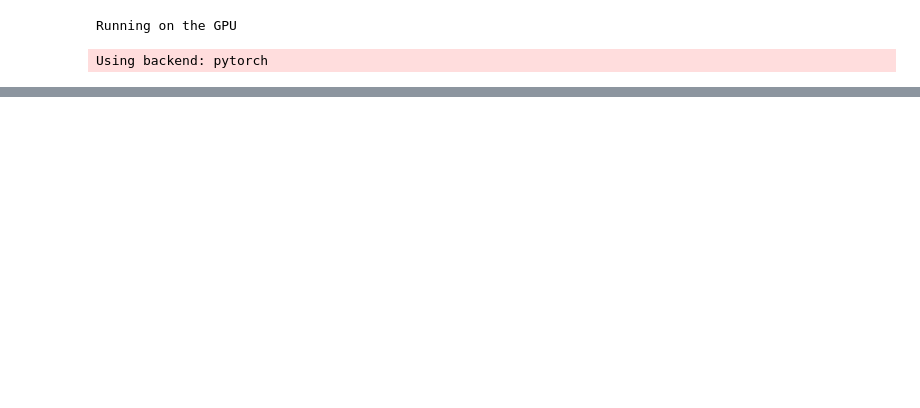
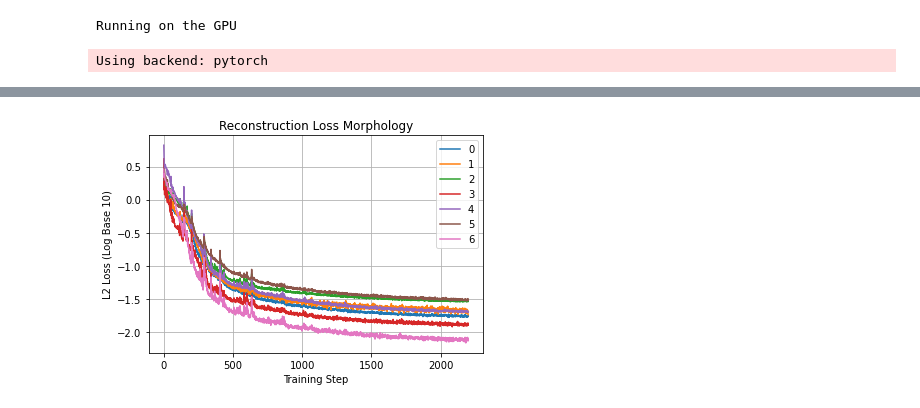
Before and after one commit to OvidiuSabau/Honors-Project, a Jupyter notebook: notebooks/GNN-AutoEncoder.ipynb, the cells around one changed output, grey strips where cells are left out. Drawn from its saved outputs; the diff is of its cells as text; code cells hidden in the pictures; blank space fills up the shorter version.

```diff
--- a/notebooks/GNN-AutoEncoder.ipynb
+++ b/notebooks/GNN-AutoEncoder.ipynb
@@ -40,7 +40,7 @@ class Network(nn.Module):
         input_size,
         output_size,
         hidden_sizes,
-        batch_size,
+        batch_size=256, # Needed only for batch norm
         with_batch_norm=False,
         activation=None
     ):
@@ -53,13 +53,15 @@ class Network(nn.Module):
 
         self.layers.append(nn.Linear(self.input_size, hidden_sizes[0]))
         if with_batch_norm:
-            self.layers.append(nn.BatchNorm1d(batch_size))
+#             self.layers.append(nn.BatchNorm1d(batch_size))
+            self.layers.append(nn.LayerNorm(normalized_shape=(batch_size, hidden_sizes[0])))
         self.layers.append(nn.ReLU())
 
         for i in range(len(hidden_sizes) - 1):
             self.layers.append(nn.Linear(hidden_sizes[i], hidden_sizes[i+1]))
             if with_batch_norm:
-                self.layers.append(nn.BatchNorm1d(batch_size))
+#                 self.layers.append(nn.BatchNorm1d(batch_size))
+                self.layers.append(nn.LayerNorm(normalized_shape=(batch_size, hidden_sizes[i+1])))
             self.layers.append(nn.ReLU())
 
         self.layers.append(nn.Linear(hidden_sizes[len(hidden_sizes) - 1], self.output_size))
@@ -493,32 +484,36 @@ plt.show()
 
 for morphIdx in range(7):
     if morphIdx in trainingIdxs:
-        lossArr = torch.stack(testLosses[morphIdx]).T
+        lossArr = np.array(testLosses[morphIdx])
     else:
-        lossArr = torch.stack(validLosses[morphIdx]).T
+        lossArr = np.array(validLosses[morphIdx])
 
     fig, ax = plt.subplots(1, sharex=True)
-    for i in range(lossArr.shape[0]):
-        ax.plot(range(lossArr.shape[1]), lossArr[i])
-    plt.legend(range(lossArr.shape[0]))
+    for i in range(lossArr.shape[1]):
+        ax.plot(range(lossArr.shape[0]), lossArr[:, i])
+    ax.legend(['AE', 'CO Next', 'CO Rand'])
+    ax.set_ylim(bottom=0, top=1.5)
     plt.xlabel('Training Step')
     plt.grid()
     plt.ylabel('Smooth L1 Loss')
-    plt.title('Per Node Loss Morphology {}, Train = {}'.format(morphIdx, morphIdx in trainingIdxs))
-    plt.savefig('per-node-loss-{}.jpg'.format(morphIdx))
+    plt.title('Morphology {} Losses, Train = {}'.format(morphIdx, morphIdx in trainingIdxs))
+    plt.savefig('{}-losses.jpg'.format(morphIdx))
     plt.show()
 # %%
 fig, ax = plt.subplots(1, sharex=True)
 for morphIdx in trainingIdxs:
-    lossArr = torch.stack(testLosses[morphIdx]).mean(dim=1)
-    ax.plot(range(lossArr.shape[0]), lossArr)
+    lossArr = np.sum(np.array(testLosses[morphIdx]), 1)
+    ax.plot(range(lossArr.shape[0]), np.log10(lossArr))
 for morphIdx in validationIdxs:
-    lossArr = torch.stack(validLosses[morphIdx]).mean(dim=1)
+    lossArr = np.sum(np.array(validLosses[morphIdx]), 1)
     ax.plot(range(lossArr.shape[0]), lossArr)
 
+plt.grid(True)
 plt.xlabel('Training Step')
-plt.ylabel('Smooth L1 Loss')
-plt.title('Mean Node Loss per Morphology')
+plt.ylabel('L2 Loss (Log Base 10)')
+plt.title('Reconstruction Loss Morphology')
 plt.legend(trainingIdxs + validationIdxs)
-plt.savefig('mean-node-losses.jpg')
+plt.savefig('multi-task-losses.jpg')
 plt.show()
+# %% [output]
+[figure, added]
```
Also changed, not shown: parts of 12 cells of this notebook, 1 other file.
